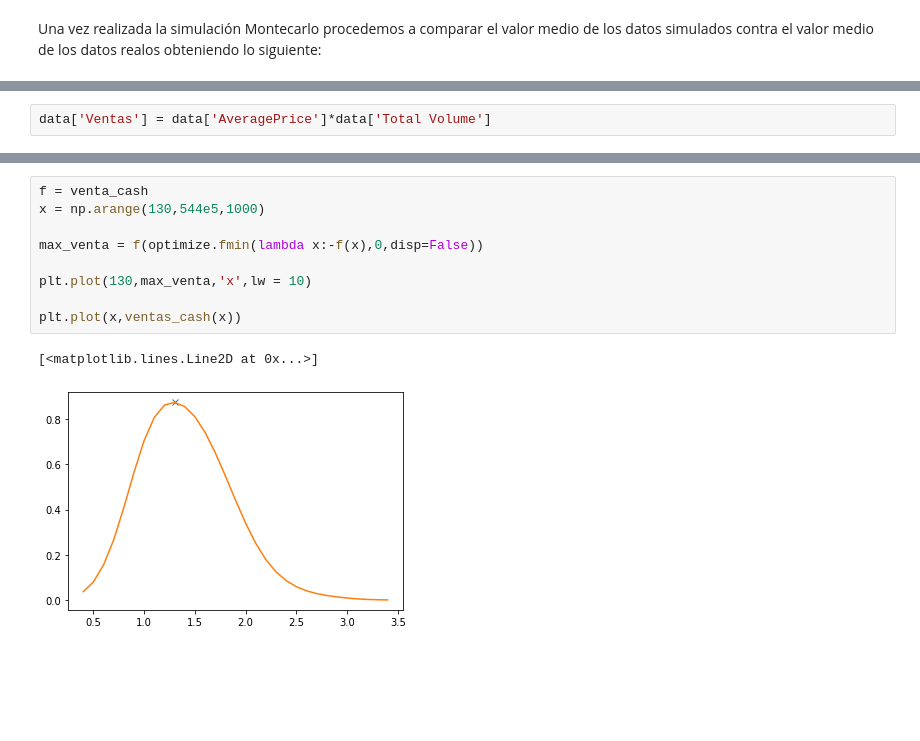
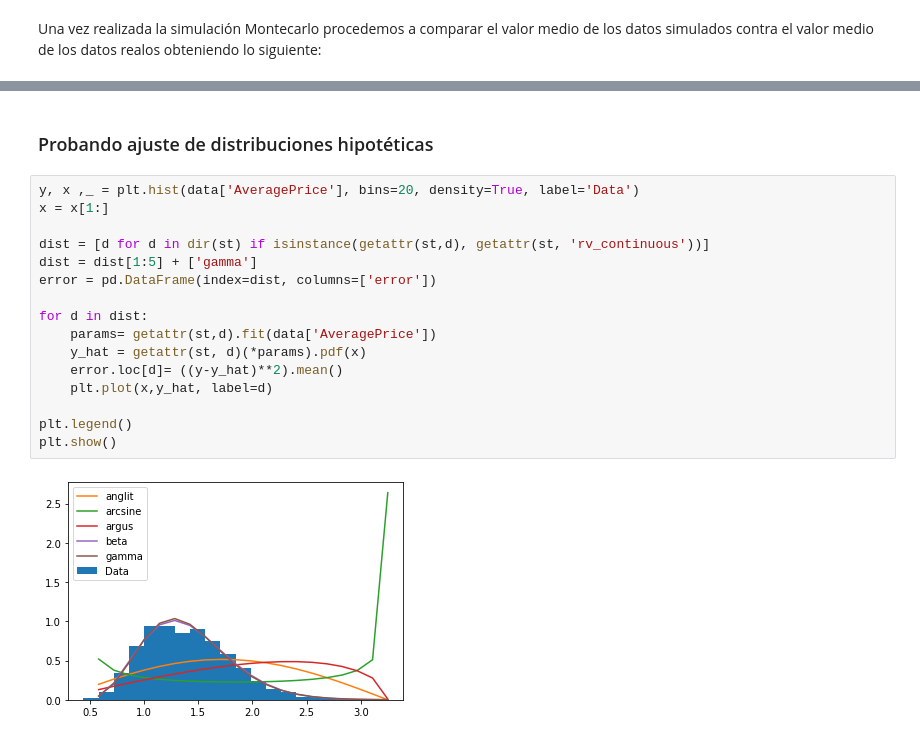
Before and after one commit to ACristinaVV/Proyecto_Avocado, a Jupyter notebook: Proyecto .ipynb, the cells around one changed output, grey strips where cells are left out. Saved outputs shown, nothing was run; the diff lists cells and outputs as text; blank space fills up the shorter version.

```diff
--- a/Proyecto .ipynb
+++ b/Proyecto .ipynb
@@ -266,2 +263,0 @@ NODO ¿?
-# %%
-data['Ventas'] = data['AveragePrice']*data['Total Volume']
@@ -290,12 +264,20 @@ plt.show()
-# %%
-f = venta_cash
-x = np.arange(130,544e5,1000)
-
-max_venta = f(optimize.fmin(lambda x:-f(x),0,disp=False))
-
-plt.plot(130,max_venta,'x',lw = 10)
-
-plt.plot(x,ventas_cash(x))
-# %% [output]
-[<matplotlib.lines.Line2D at 0x...>]
-[figure, removed]
+# %% [markdown]
+### Probando ajuste de distribuciones hipotéticas
+# %%
+y, x ,_ = plt.hist(data['AveragePrice'], bins=20, density=True, label='Data')
+x = x[1:]
+
+dist = [d for d in dir(st) if isinstance(getattr(st,d), getattr(st, 'rv_continuous'))]
+dist = dist[1:5] + ['gamma']
+error = pd.DataFrame(index=dist, columns=['error'])
+
+for d in dist:
+    params= getattr(st,d).fit(data['AveragePrice'])
+    y_hat = getattr(st, d)(*params).pdf(x)
+    error.loc[d]= ((y-y_hat)**2).mean()
+    plt.plot(x,y_hat, label=d)
+
+plt.legend()
+plt.show()
+# %% [output]
+[figure, added]
```
Also changed, not shown: parts of 25 cells of this notebook.
